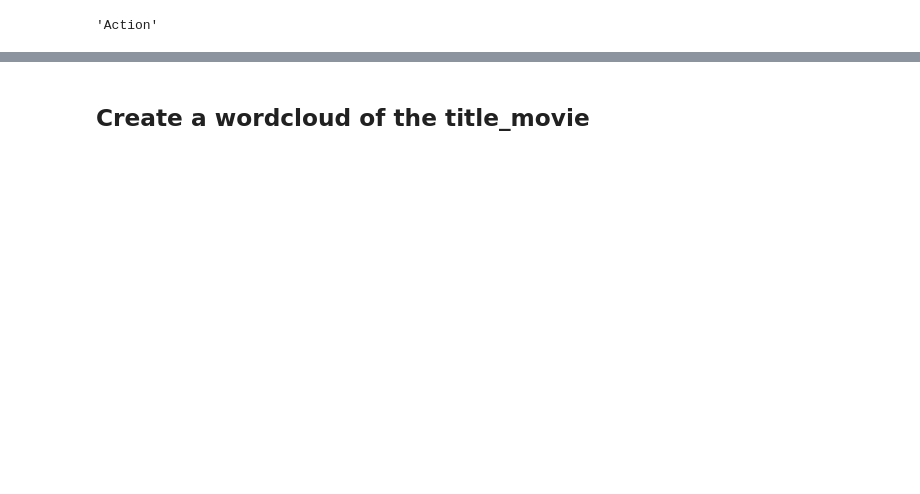
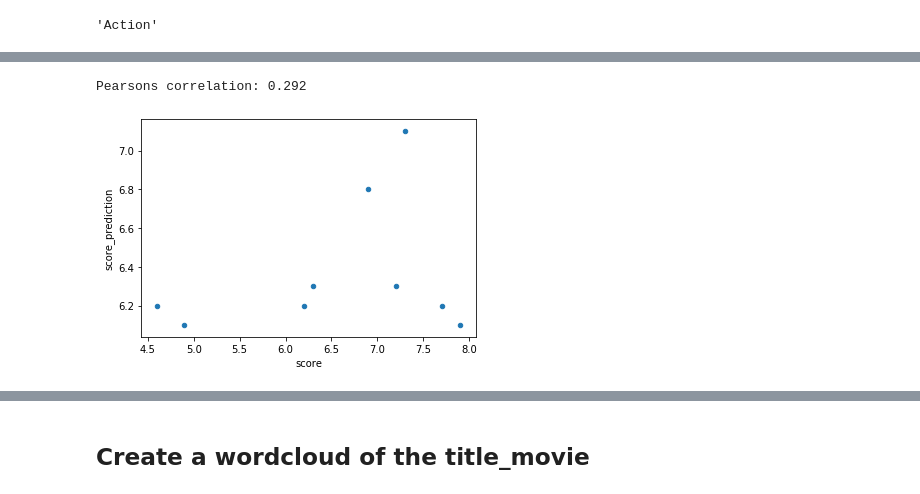
Before and after one commit to Daniel-Schroeder15/Movies_project, a Jupyter notebook: Genre__Keywords_Recommendation.ipynb, the cells around one changed output, grey strips where cells are left out. Drawn from its saved outputs; the diff is of its cells as text; code cells hidden in the pictures; blank space fills up the shorter version.

```diff
--- a/Genre__Keywords_Recommendation.ipynb
+++ b/Genre__Keywords_Recommendation.ipynb
@@ -122,0 +157,10 @@ Top_Ten_Recommendations
+# %%
+from scipy.stats import pearsonr
+# Find correlation between score and score_prediction
+Top_Ten_Recommendations.plot(x='score', y='score_prediction', kind='scatter')
+# calculate Pearson's correlation
+corr, _ = pearsonr(Top_Ten_Recommendations['score'], Top_Ten_Recommendations['score_prediction'])
+print('Pearsons correlation: %.3f' % corr)
+# %% [output]
+Pearsons correlation: 0.292
+[figure, added]
```
Also changed, not shown: parts of 9 cells of this notebook.
